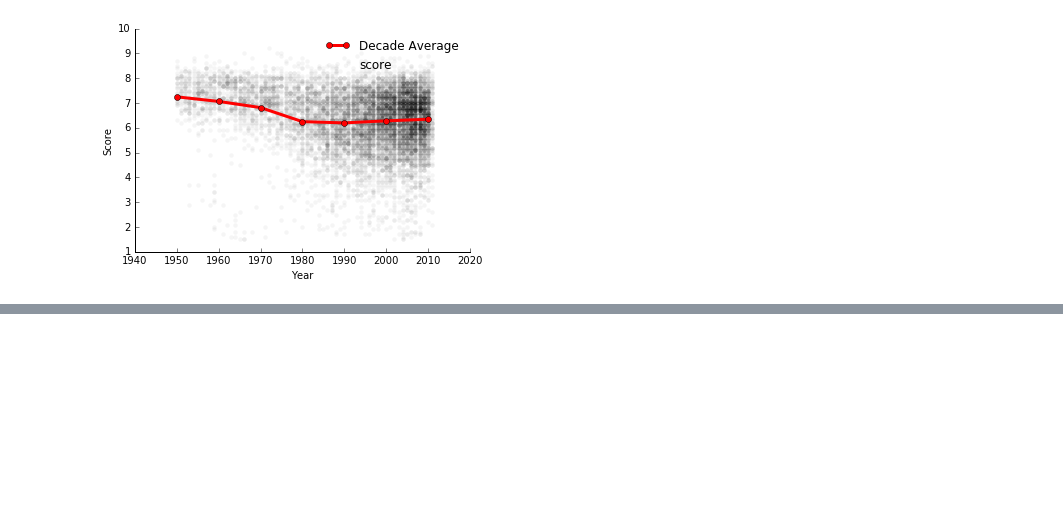
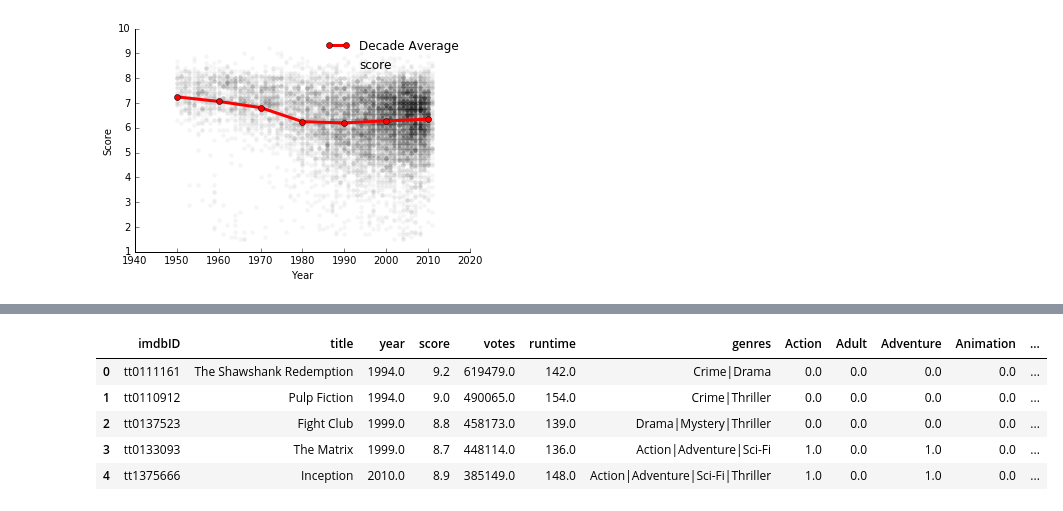
Before and after one commit to yutsai84/HarvardCS109, a Jupyter notebook: Data_Wrangling.ipynb, the cells around one changed output, grey strips where cells are left out. Saved outputs shown, nothing was run; the diff lists cells and outputs as text; code cells hidden in the pictures; blank space fills up the shorter version.

```diff
--- a/Data_Wrangling.ipynb
+++ b/Data_Wrangling.ipynb
@@ -313,0 +357,9 @@ Name: Decade Mean, dtype: float64
+# %%
+data.head()
+# %% [output]
+|  | imdbID | title | year | score | votes | runtime | genres | Action | Adult | Adventure | Animation | ... |
+| 0 | tt0111161 | The Shawshank Redemption | 1994.0 | 9.2 | 619479.0 | 142.0 | Crime|Drama | 0.0 | 0.0 | 0.0 | 0.0 | ... |
+| 1 | tt0110912 | Pulp Fiction | 1994.0 | 9.0 | 490065.0 | 154.0 | Crime|Thriller | 0.0 | 0.0 | 0.0 | 0.0 | ... |
+| 2 | tt0137523 | Fight Club | 1999.0 | 8.8 | 458173.0 | 139.0 | Drama|Mystery|Thriller | 0.0 | 0.0 | 0.0 | 0.0 | ... |
+| 3 | tt0133093 | The Matrix | 1999.0 | 8.7 | 448114.0 | 136.0 | Action|Adventure|Sci-Fi | 1.0 | 0.0 | 1.0 | 0.0 | ... |
+| 4 | tt1375666 | Inception | 2010.0 | 8.9 | 385149.0 | 148.0 | Action|Adventure|Sci-Fi|Thriller | 1.0 | 0.0 | 1.0 | 0.0 | ... |
```
Also changed, not shown: parts of 8 cells of this notebook.
